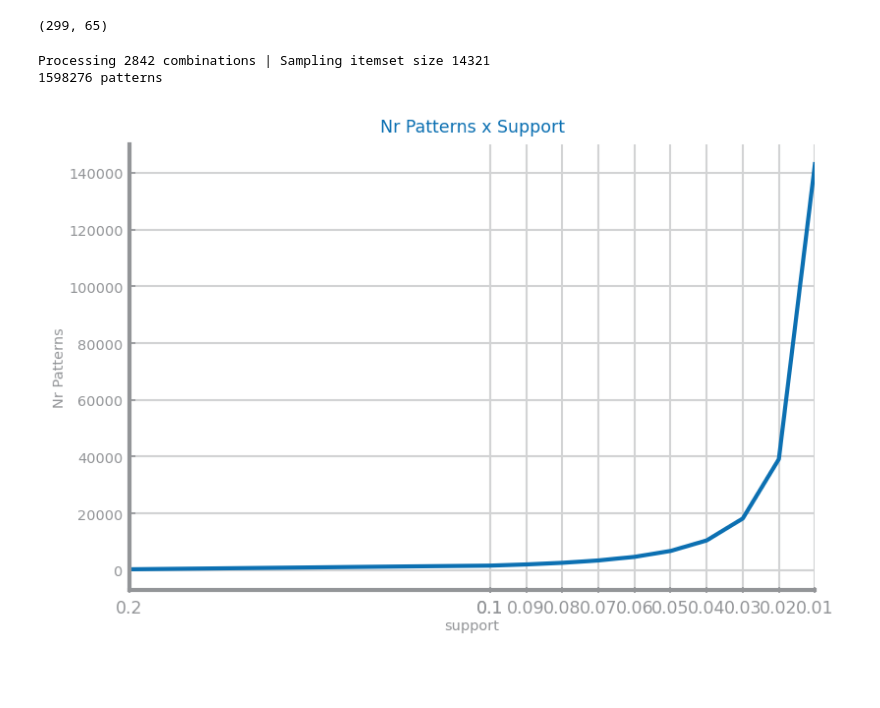
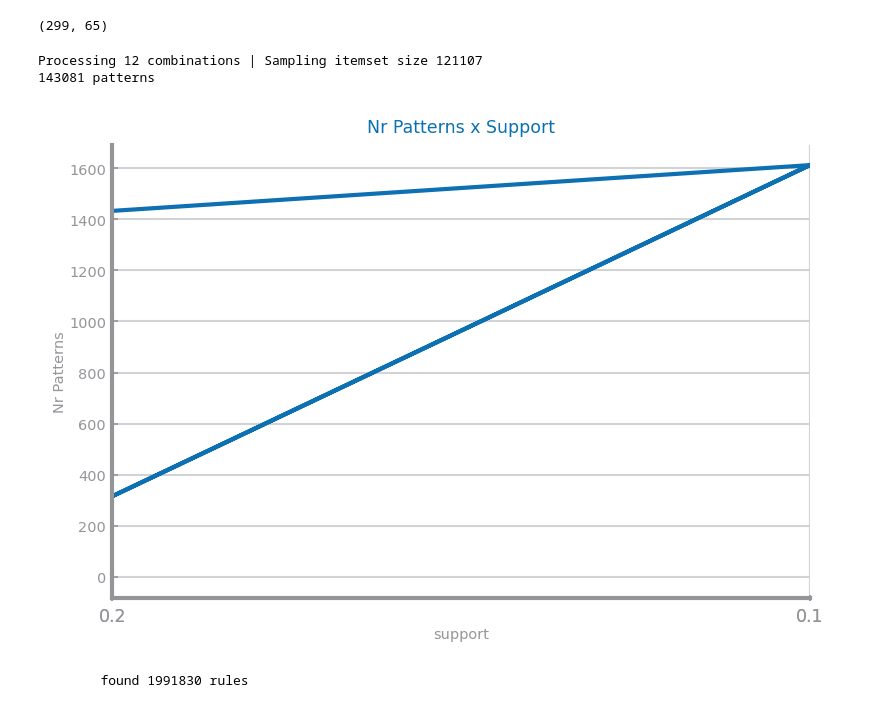
Before and after one commit to diogo-costa98/cdados, a Jupyter notebook: Pattern Mining/Untitled.ipynb, the cells around one changed output. Drawn from its saved outputs; the diff is of its cells as text; code cells hidden in the pictures; blank space fills up the shorter version.

```diff
--- a/Pattern Mining/Untitled.ipynb
+++ b/Pattern Mining/Untitled.ipynb
@@ -38,27 +38,29 @@ data.shape
 # %% [output]
 (299, 65)
 # %%
-MIN_SUP: float = 0.001
+MIN_SUP: float = 0.01
 var_min_sup =[0.2, 0.1] + [i*MIN_SUP for i  in range(100, 0, -10)]
 
 patterns: pd.DataFrame = pm.apriori(data, min_support=MIN_SUP, use_colnames=True, verbose=True)
 print(len(patterns),'patterns')
 nr_patterns = []
 for sup in var_min_sup:
     pat = patterns[patterns['support']>=sup]
     nr_patterns.append(len(pat))
 
 plt.figure(figsize=(6, 4))
 ds.plot_line(var_min_sup, nr_patterns, title='Nr Patterns x Support', xlabel='support', ylabel='Nr Patterns')
 plt.show()
 # %% [output]
-Processing 2842 combinations | Sampling itemset size 14321
-1598276 patterns
+Processing 12 combinations | Sampling itemset size 121107
+143081 patterns
-[figure, old version]
+[figure, new version]
 # %%
 MIN_CONF: float = 0.1
 rules = pm.association_rules(patterns, metric='confidence', min_threshold=MIN_CONF*5, support_only=False)
 print(f'\tfound {len(rules)} rules')
+# %% [output]
+        found 1991830 rules
 # %%
 def plot_top_rules(rules: pd.DataFrame, metric: str, per_metric: str) -> None:
     _, ax = plt.subplots(figsize=(6, 3))
```
Also changed, not shown: parts of 2 cells of this notebook.
